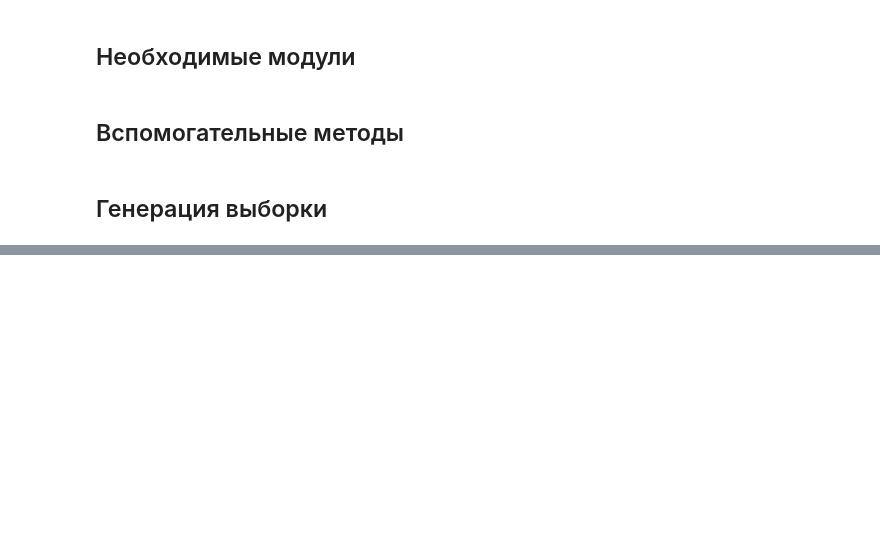
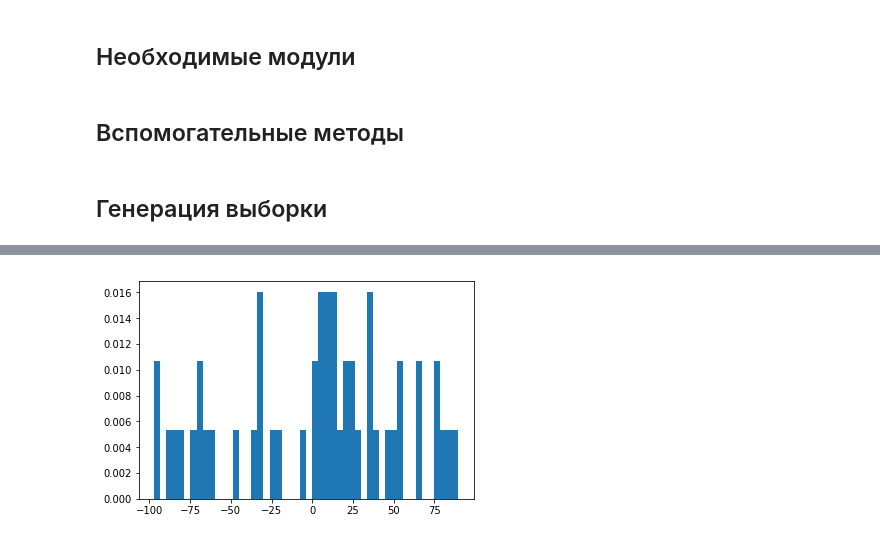
Before and after one commit to IooHooI/BASIC-STATISTICS, a Jupyter notebook: Second_Task.ipynb, the cells around one changed output, grey strips where cells are left out. Cells and saved outputs as stored; diff of their text form; code cells hidden in the pictures; blank space fills up the shorter version.

```diff
--- a/Second_Task.ipynb
+++ b/Second_Task.ipynb
@@ -102,0 +132,4 @@ plt.show()
+# %%
+%%time
+proportion = (5, 2, 1, 7)
+n = 50
@@ -102,0 +138,3 @@ plt.show()
+# %%
+%%time
+samples = [generate_sample(proportion, 1000 * sum(proportion), False, False) for i in range(n)]
@@ -102,0 +158,5 @@ plt.show()
+# %%
+plt.hist(list(map(np.mean, samples)), 50, normed=True)
+plt.show()
+# %% [output]
+[figure, added]
```
Also changed, not shown: parts of 21 cells of this notebook, 2 other files.
